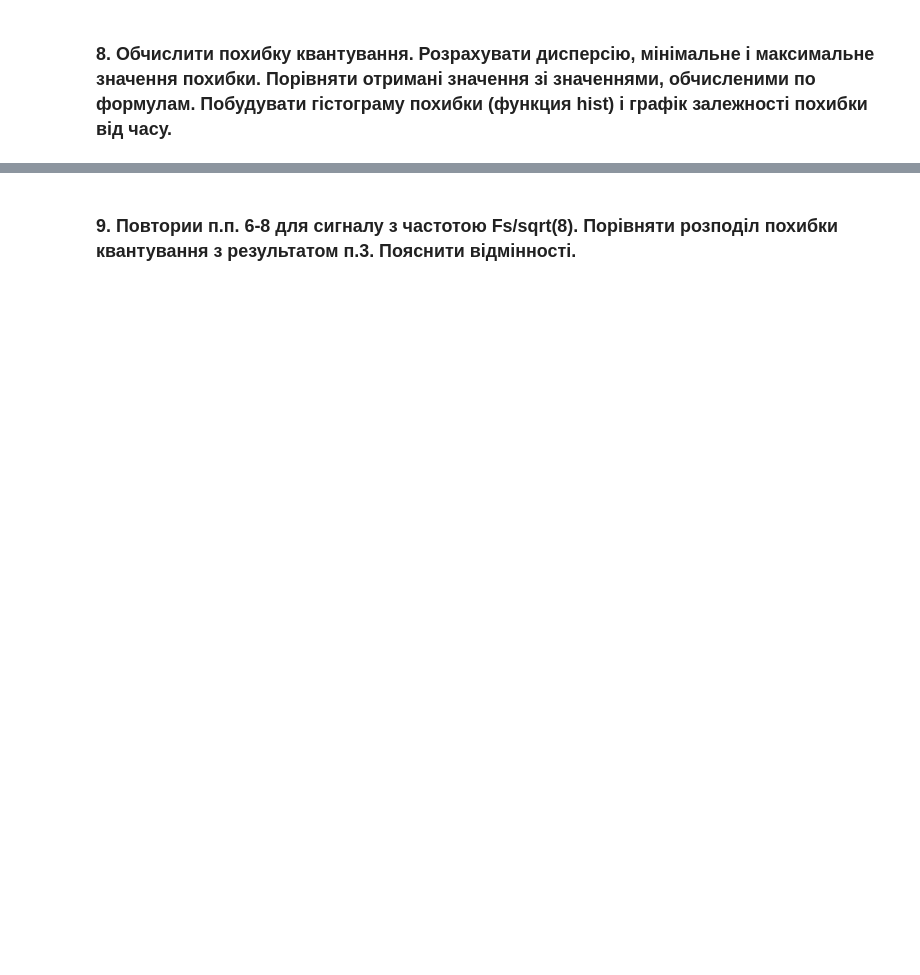
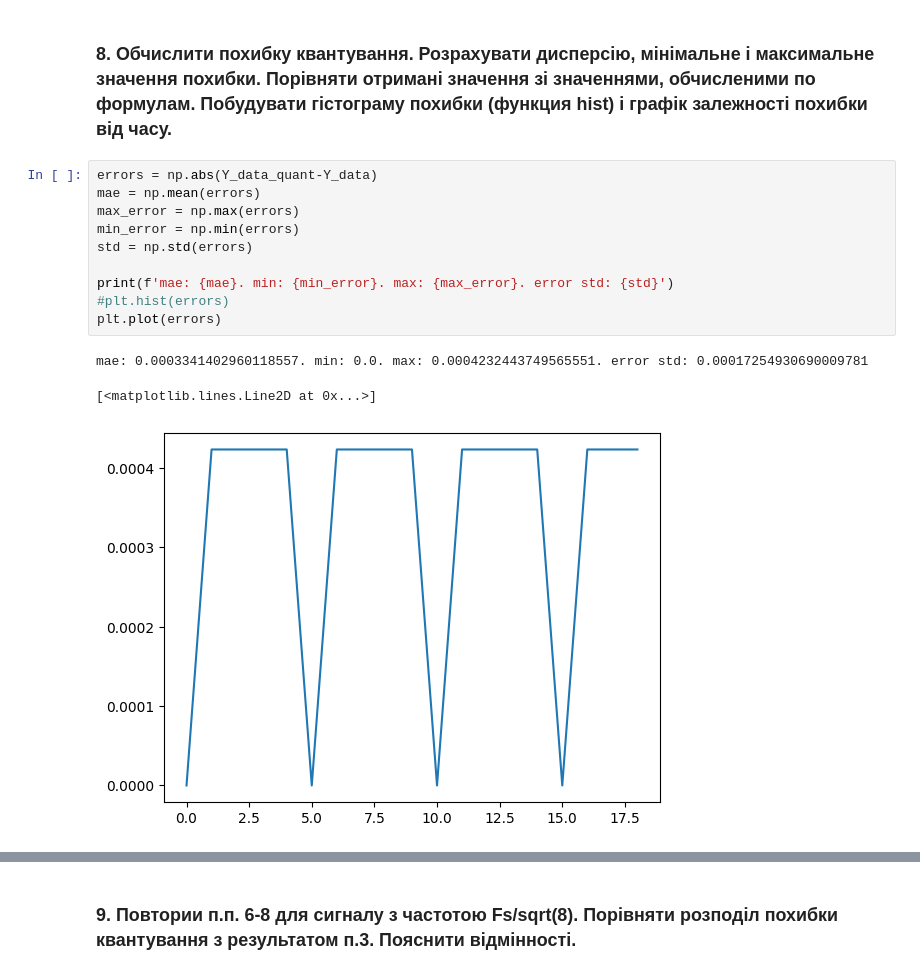
Before and after one commit to hell0ut/Time-series-Analysis, a Jupyter notebook: lab1/lab1_analysis.ipynb, the cells around one changed output, grey strips where cells are left out. Saved outputs shown, nothing was run; the diff lists cells and outputs as text; blank space fills up the shorter version.

```diff
--- a/lab1/lab1_analysis.ipynb
+++ b/lab1/lab1_analysis.ipynb
@@ -147,2 +172,16 @@ plt.plot(original_freq_range,estimated_frequences)
 # %% [markdown]
 ### 8.	Обчислити похибку квантування. Розрахувати дисперсію, мінімальне і максимальне значення похибки. Порівняти отримані значення зі значеннями, обчисленими по формулам. Побудувати гістограму похибки (функция hist) і графік залежності похибки від часу.
+# %%
+errors = np.abs(Y_data_quant-Y_data)
+mae = np.mean(errors)
+max_error = np.max(errors)
+min_error = np.min(errors)
+std = np.std(errors)
+
+print(f'mae: {mae}. min: {min_error}. max: {max_error}. error std: {std}')
+#plt.hist(errors)
+plt.plot(errors)
+# %% [output]
+mae: 0.0003341402960118557. min: 0.0. max: 0.0004232443749565551. error std: 0.00017254930690009781
+[<matplotlib.lines.Line2D at 0x...>]
+[figure, added]
```
Also changed, not shown: parts of 17 cells of this notebook.
